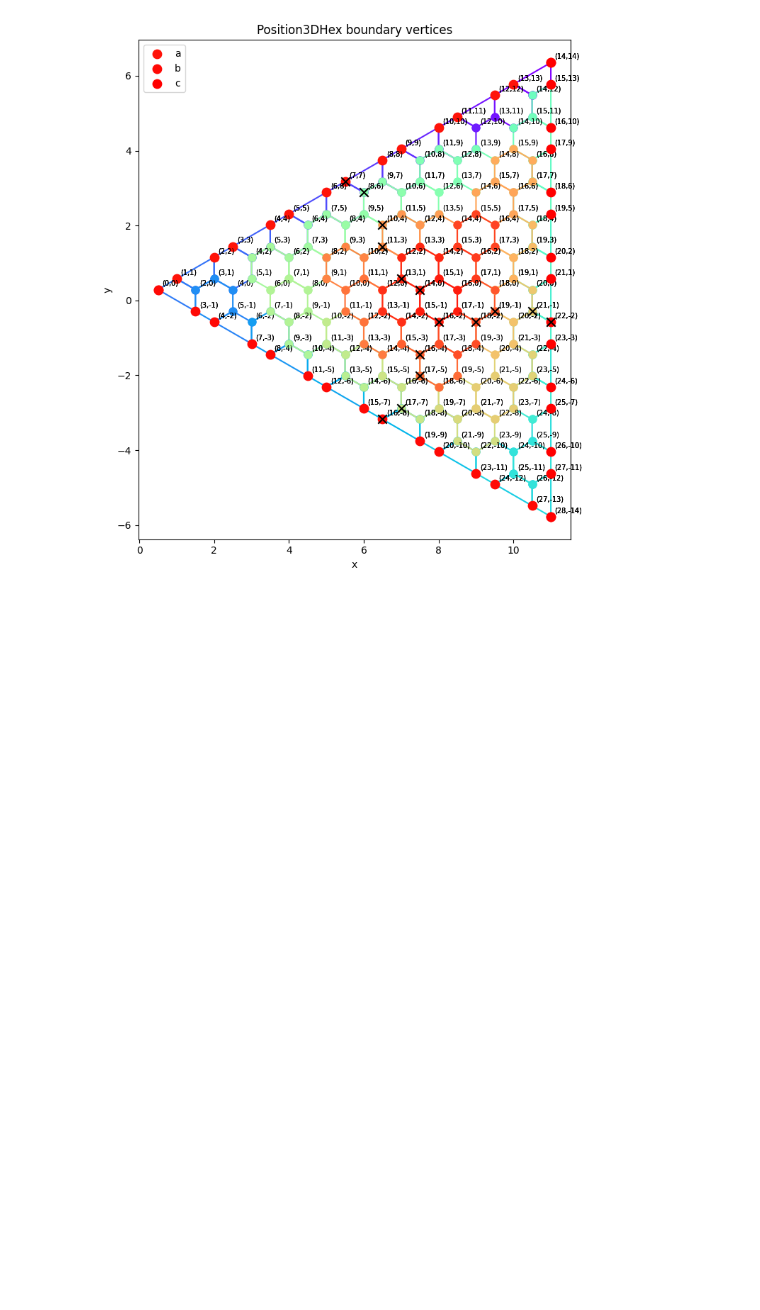
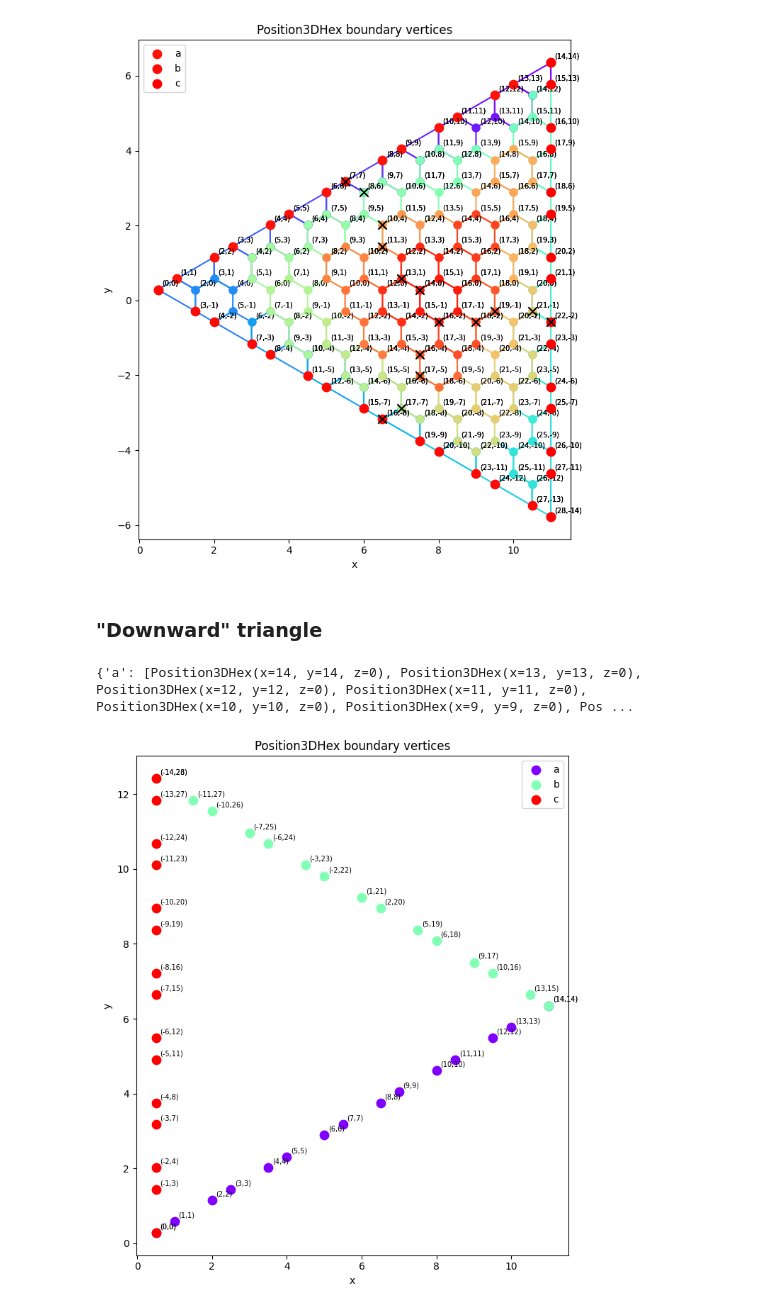
Before and after one commit to LSHerzog/tqec, a Jupyter notebook: temp-laura/stabilizer_test_260308.ipynb, the cells around one changed output. Drawn from its saved outputs; the diff is of its cells as text; code cells hidden in the pictures; blank space fills up the shorter version.

Commit message:
:sparkles: first steps towards automatizing stabilizers of multiple patches

```diff
--- a/temp-laura/stabilizer_test_260308.ipynb
+++ b/temp-laura/stabilizer_test_260308.ipynb
@@ -121,3 +121,18 @@ print(type(star_op[1]))
 plot_position_dict(dct, stabilizers, star_op)
 # %% [output]
 [figure]
+# %% [markdown]
+### "Downward" triangle
+# %%
+d = 15
+left_corner = Position3DHex(0,0,0)
+triangle_type = "downwards"
+dct = ZXPrism.patch_triangle_bdry(d, left_corner, triangle_type)
+
+print(dct)
+# %% [output]
+{'a': [Position3DHex(x=14, y=14, z=0), Position3DHex(x=13, y=13, z=0), Position3DHex(x=12, y=12, z=0), Position3DHex(x=11, y=11, z=0), Position3DHex(x=10, y=10, z=0), Position3DHex(x=9, y=9, z=0), Pos ...
+# %%
+plot_position_dict(dct)
+# %% [output]
+[figure, added]
```
Also changed, not shown: parts of 20 cells of this notebook, 3 other files.
